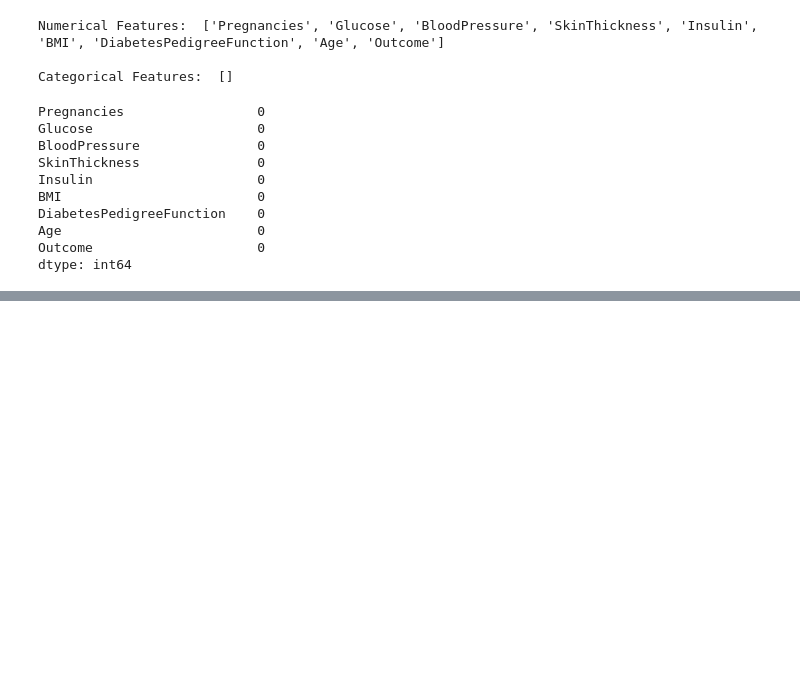
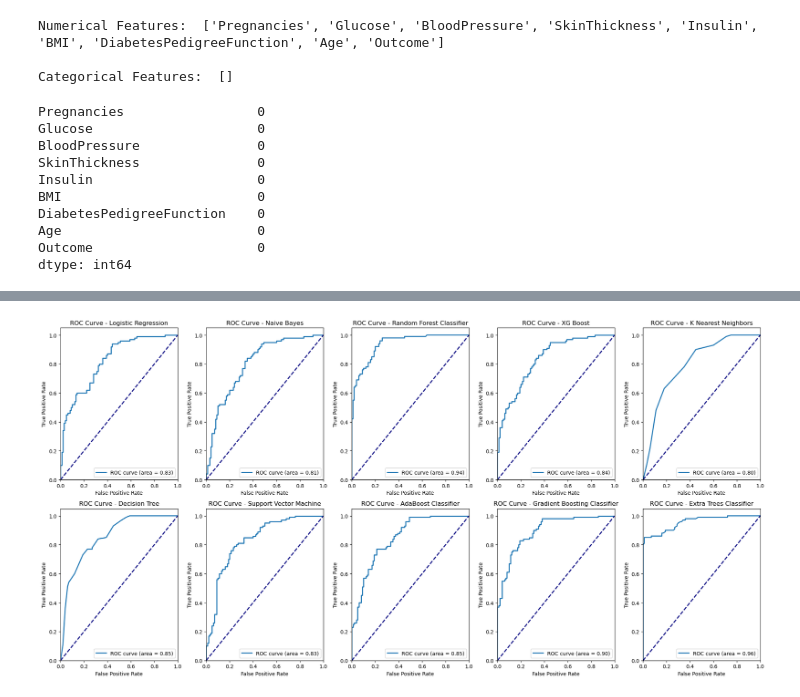
Before and after one commit to KalyanM45/OpenHealth, a Jupyter notebook: Notebook_Experiments/Diabetes_Disease_Prediction.ipynb, the cells around one changed output, grey strips where cells are left out. Saved outputs shown, nothing was run; the diff lists cells and outputs as text; code cells hidden in the pictures; blank space fills up the shorter version.

```diff
--- a/Notebook_Experiments/Diabetes_Disease_Prediction.ipynb
+++ b/Notebook_Experiments/Diabetes_Disease_Prediction.ipynb
@@ -289,0 +312,18 @@ The best model based on accuracy is Extra Trees Classifier with Testing Accuracy
+# %%
+best_model = None
+best_accuracy = 0
+
+for model_name, model in models.items():
+    if model_name in param_grid:
+        grid_search = GridSearchCV(model, param_grid[model_name], cv=5, n_jobs=-1)
+        grid_search.fit(x_train, y_train)
+        best_model_cv = grid_search.best_estimator_
+        best_params = grid_search.best_params_
+        print(f"Best parameters for {model_name}: {best_params}")
+        y_pred = best_model_cv.predict(x_test)
+        accuracy = accuracy_score(y_test, y_pred)
+        print(f"Accuracy on test set for {model_name}: {accuracy}\n")
+
+        if accuracy > best_accuracy:
+            best_accuracy = accuracy
+            best_model = best_model_cv
@@ -290,3 +348,28 @@ The best model based on accuracy is Extra Trees Classifier with Testing Accuracy
+# %%
+def plot_roc_curve(ax, y_true, y_score, model_name):
+    fpr, tpr, thresholds = roc_curve(y_true, y_score)
+    roc_auc = roc_auc_score(y_true, y_score)
+    ax.plot(fpr, tpr, lw=2, label='ROC curve (area = %0.2f)' % roc_auc)
+    ax.plot([0, 1], [0, 1], color='navy', lw=2, linestyle='--')
+    ax.set_xlim([0.0, 1.0])
+    ax.set_ylim([0.0, 1.05])
+    ax.set_xlabel('False Positive Rate')
+    ax.set_ylabel('True Positive Rate')
+    ax.set_title('ROC Curve - ' + model_name)
+    ax.legend(loc="lower right")
+
+fig, axs = plt.subplots(2, 5, figsize=(20, 10))
+axs = axs.ravel()
+
+for i, (model_name, model) in enumerate(models.items()):
+    model.fit(x_train, y_train)
+    y_score = model.predict_proba(x_test)[:, 1]
+    plot_roc_curve(axs[i], y_test, y_score, model_name)
+
+plt.tight_layout()
+plt.show()
+# %% [output]
+[figure, added]
 # %%
 best_model = models['Extra Trees Classifier']
 pickle.dump(best_model,open('Diabetes_Model.pkl','wb'))
```
Also changed, not shown: parts of 14 cells of this notebook, 7 other files.
